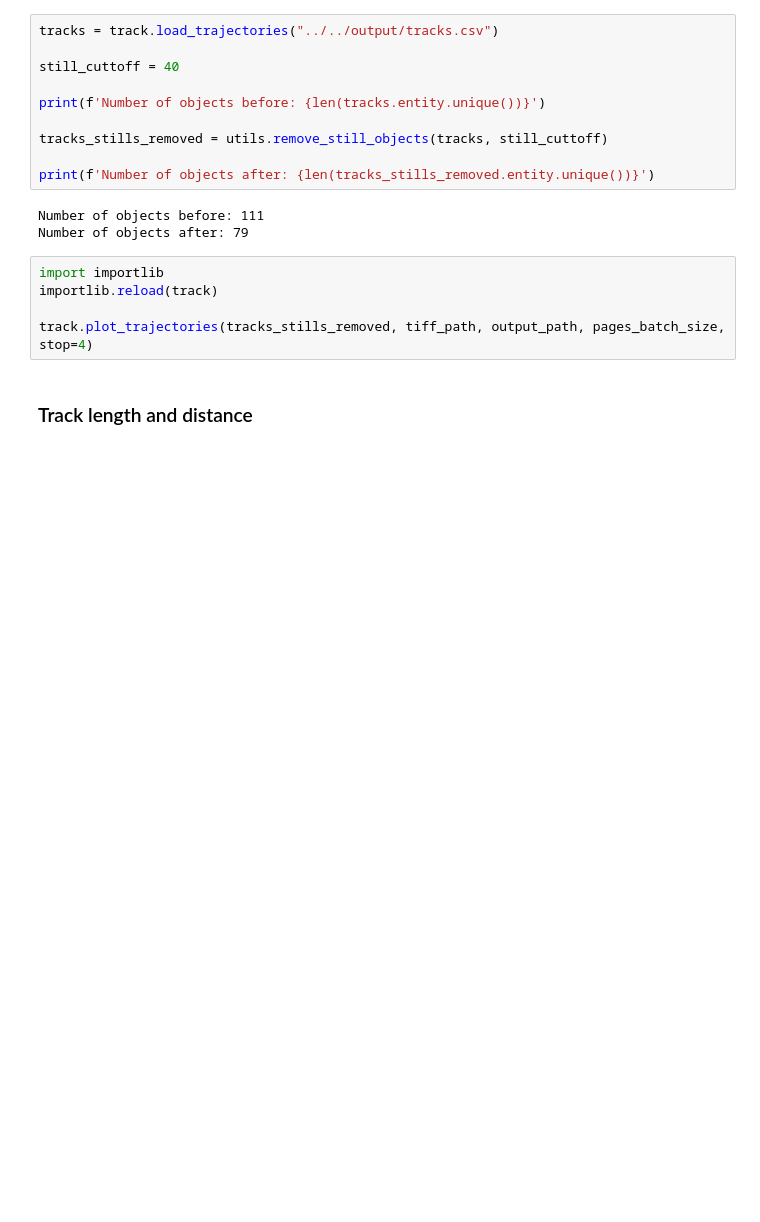
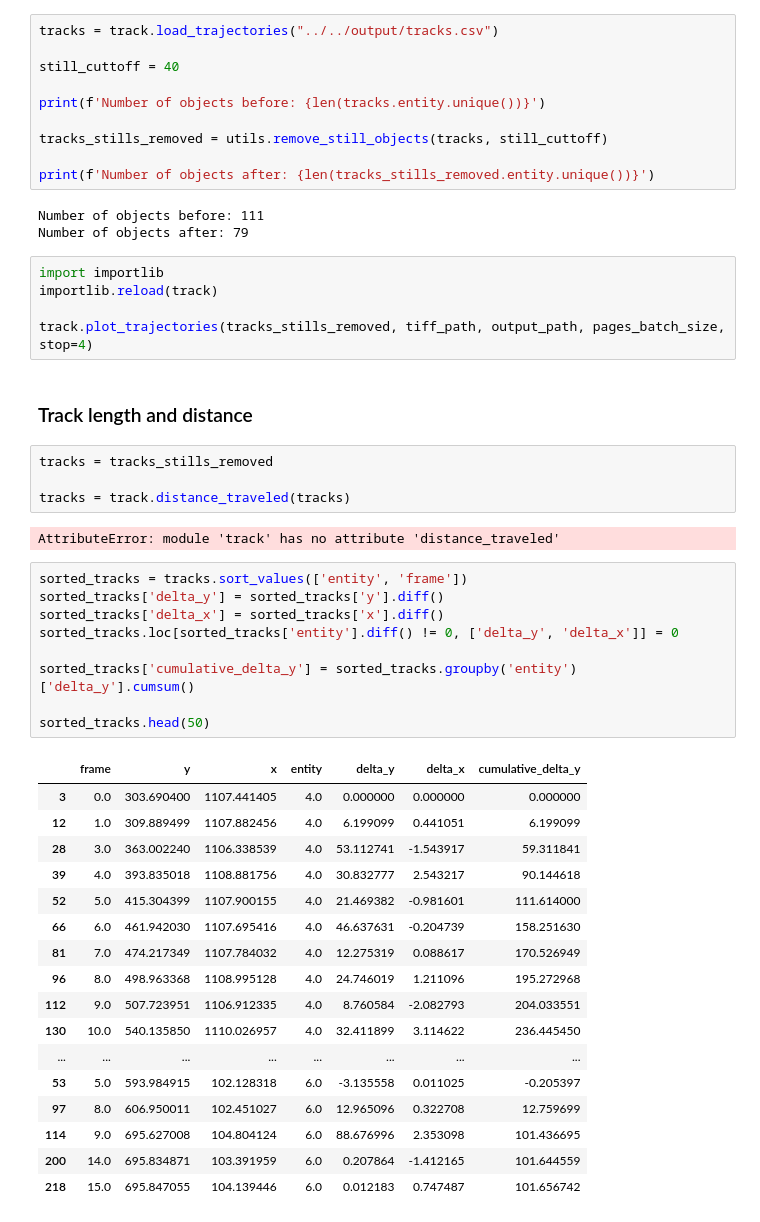
Before and after one commit to GideonJagen/EV-MAGIK, a Jupyter notebook: notebooks/inference.ipynb, the cells around one changed output. Cells and saved outputs as stored; diff of their text form; blank space fills up the shorter version.

Commit message:
Add function for calculating traveled distance for each particle

```diff
--- a/notebooks/inference.ipynb
+++ b/notebooks/inference.ipynb
@@ -174,3 +174,36 @@ importlib.reload(track)
 track.plot_trajectories(tracks_stills_removed, tiff_path, output_path, pages_batch_size, stop=4)
 # %% [markdown]
 ### Track length and distance
+# %%
+tracks = tracks_stills_removed
+
+tracks = track.distance_traveled(tracks)
+# %% [output]
+AttributeError: module 'track' has no attribute 'distance_traveled'
+# %%
+sorted_tracks = tracks.sort_values(['entity', 'frame'])
+sorted_tracks['delta_y'] = sorted_tracks['y'].diff()
+sorted_tracks['delta_x'] = sorted_tracks['x'].diff()
+sorted_tracks.loc[sorted_tracks['entity'].diff() != 0, ['delta_y', 'delta_x']] = 0
+
+sorted_tracks['cumulative_delta_y'] = sorted_tracks.groupby('entity')['delta_y'].cumsum()
+
+sorted_tracks.head(50)
+# %% [output]
+|  | frame | y | x | entity | delta_y | delta_x | cumulative_delta_y |
+| 3 | 0.0 | 303.690400 | 1107.441405 | 4.0 | 0.000000 | 0.000000 | 0.000000 |
+| 12 | 1.0 | 309.889499 | 1107.882456 | 4.0 | 6.199099 | 0.441051 | 6.199099 |
+| 28 | 3.0 | 363.002240 | 1106.338539 | 4.0 | 53.112741 | -1.543917 | 59.311841 |
+| 39 | 4.0 | 393.835018 | 1108.881756 | 4.0 | 30.832777 | 2.543217 | 90.144618 |
+| 52 | 5.0 | 415.304399 | 1107.900155 | 4.0 | 21.469382 | -0.981601 | 111.614000 |
+| 66 | 6.0 | 461.942030 | 1107.695416 | 4.0 | 46.637631 | -0.204739 | 158.251630 |
+| 81 | 7.0 | 474.217349 | 1107.784032 | 4.0 | 12.275319 | 0.088617 | 170.526949 |
+| 96 | 8.0 | 498.963368 | 1108.995128 | 4.0 | 24.746019 | 1.211096 | 195.272968 |
+| 112 | 9.0 | 507.723951 | 1106.912335 | 4.0 | 8.760584 | -2.082793 | 204.033551 |
+| 130 | 10.0 | 540.135850 | 1110.026957 | 4.0 | 32.411899 | 3.114622 | 236.445450 |
+| ... | ... | ... | ... | ... | ... | ... | ... |
+| 53 | 5.0 | 593.984915 | 102.128318 | 6.0 | -3.135558 | 0.011025 | -0.205397 |
+| 97 | 8.0 | 606.950011 | 102.451027 | 6.0 | 12.965096 | 0.322708 | 12.759699 |
+| 114 | 9.0 | 695.627008 | 104.804124 | 6.0 | 88.676996 | 2.353098 | 101.436695 |
+| 200 | 14.0 | 695.834871 | 103.391959 | 6.0 | 0.207864 | -1.412165 | 101.644559 |
+| 218 | 15.0 | 695.847055 | 104.139446 | 6.0 | 0.012183 | 0.747487 | 101.656742 |
```
Also changed, not shown: 1 other file.
